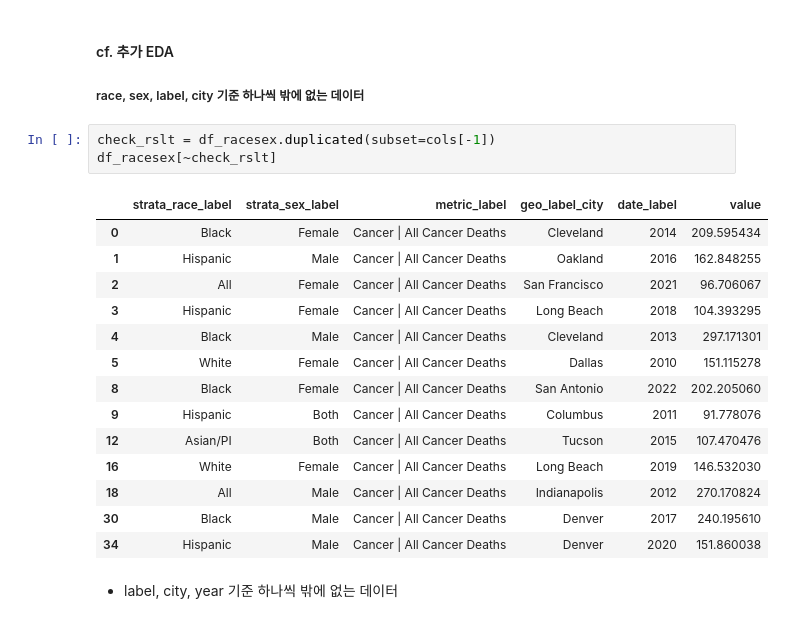
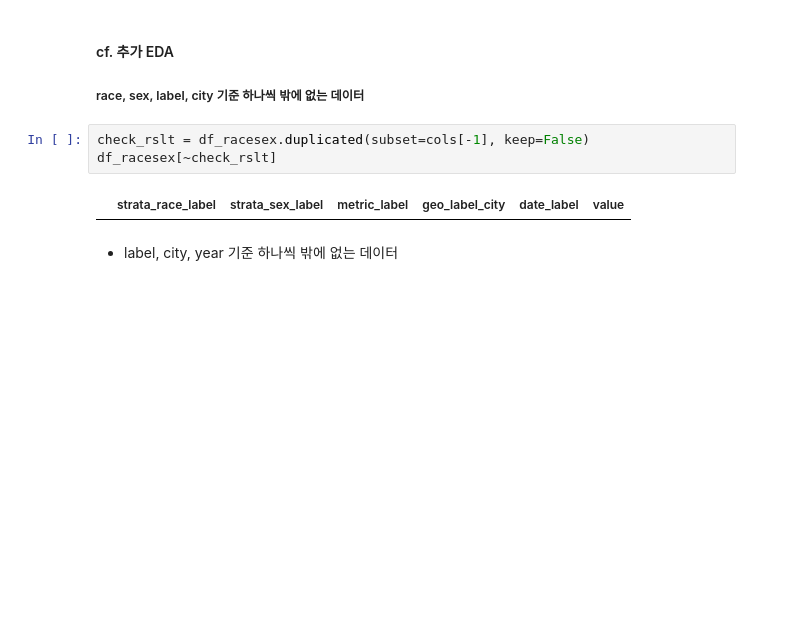
Before and after one commit to WASSUP-AIModel-3rd-Project1/Project-1, a Jupyter notebook: 240618_making_pivot.ipynb, the cells around one changed output. Saved outputs shown, nothing was run; the diff lists cells and outputs as text; blank space fills up the shorter version.

Commit message:
EDA/fix/using df.duplicated

```diff
--- a/240618_making_pivot.ipynb
+++ b/240618_making_pivot.ipynb
@@ -201,23 +201,10 @@ print(np.sum(check_rslt),'/',len(check_rslt))
 #### cf. 추가 EDA
 ##### race, sex, label, city 기준 하나씩 밖에 없는 데이터
 # %%
-check_rslt = df_racesex.duplicated(subset=cols[-1])
+check_rslt = df_racesex.duplicated(subset=cols[-1], keep=False)
 df_racesex[~check_rslt]
 # %% [output]
 |  | strata_race_label | strata_sex_label | metric_label | geo_label_city | date_label | value |
-| 0 | Black | Female | Cancer | All Cancer Deaths | Cleveland | 2014 | 209.595434 |
-| 1 | Hispanic | Male | Cancer | All Cancer Deaths | Oakland | 2016 | 162.848255 |
-| 2 | All | Female | Cancer | All Cancer Deaths | San Francisco | 2021 | 96.706067 |
-| 3 | Hispanic | Female | Cancer | All Cancer Deaths | Long Beach | 2018 | 104.393295 |
-| 4 | Black | Male | Cancer | All Cancer Deaths | Cleveland | 2013 | 297.171301 |
-| 5 | White | Female | Cancer | All Cancer Deaths | Dallas | 2010 | 151.115278 |
-| 8 | Black | Female | Cancer | All Cancer Deaths | San Antonio | 2022 | 202.205060 |
-| 9 | Hispanic | Both | Cancer | All Cancer Deaths | Columbus | 2011 | 91.778076 |
-| 12 | Asian/PI | Both | Cancer | All Cancer Deaths | Tucson | 2015 | 107.470476 |
-| 16 | White | Female | Cancer | All Cancer Deaths | Long Beach | 2019 | 146.532030 |
-| 18 | All | Male | Cancer | All Cancer Deaths | Indianapolis | 2012 | 270.170824 |
-| 30 | Black | Male | Cancer | All Cancer Deaths | Denver | 2017 | 240.195610 |
-| 34 | Hispanic | Male | Cancer | All Cancer Deaths | Denver | 2020 | 151.860038 |
 # %% [markdown]
 - label, city, year 기준 하나씩 밖에 없는 데이터
 # %%
```
Also changed, not shown: parts of 14 cells of this notebook.
